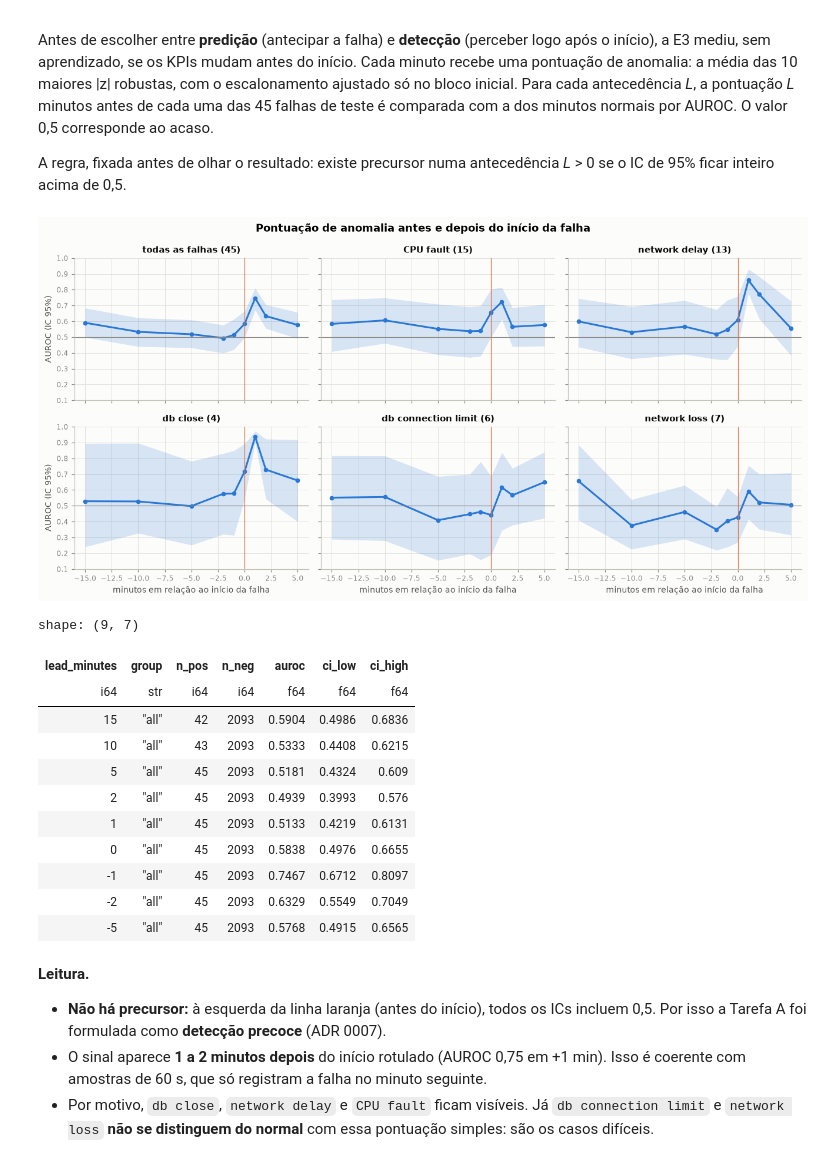
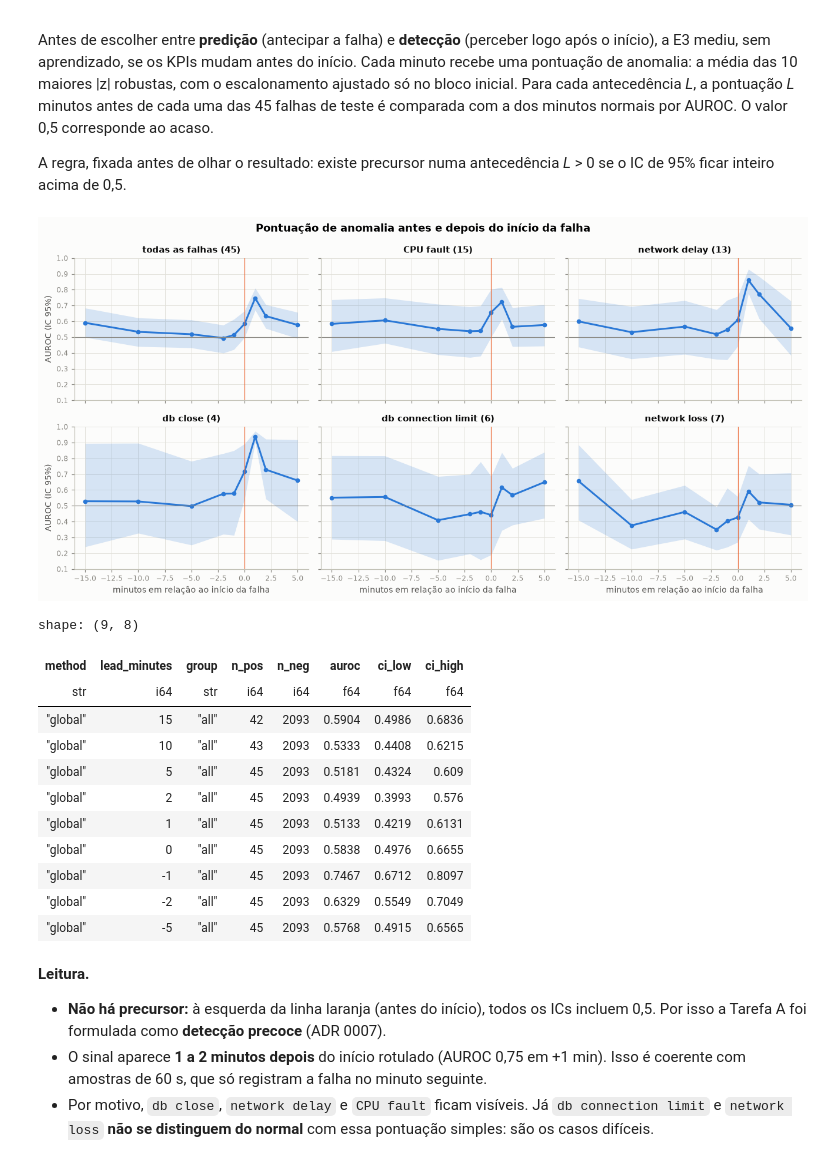
Before and after one commit to FelipeBagnatori01/TCC_AI, a Jupyter notebook: notebooks/analise_telecom_e1_e4.ipynb, the cells around one changed output. Cells and saved outputs as stored; diff of their text form; code cells hidden in the pictures.

```diff
--- a/notebooks/analise_telecom_e1_e4.ipynb
+++ b/notebooks/analise_telecom_e1_e4.ipynb
@@ -376,42 +376,43 @@ Antes de escolher entre **predição** (antecipar a falha) e **detecção** (per
 
 A regra, fixada antes de olhar o resultado: existe precursor numa antecedência *L* > 0 se o IC de 95% ficar inteiro acima de 0,5.
 # %%
-prec = pl.read_csv(TABLES / f"precursor_{SYSTEM}.csv")
+# method "global" = initial-block scaler, the rule fixed before measuring (ADR 0007)
+prec = pl.read_csv(TABLES / f"precursor_{SYSTEM}.csv").filter(pl.col("method") == "global")
 groups = ["all", "CPU fault", "network delay", "db close", "db connection limit", "network loss"]
 titles = {"all": "todas as falhas (45)"}
 fig, axes = plt.subplots(2, 3, figsize=(12, 6), sharex=True, sharey=True)
 for ax, g in zip(axes.flat, groups, strict=True):
     d = prec.filter(pl.col("group") == g).sort("lead_minutes")
     lead = -d["lead_minutes"].to_numpy()  # plot time relative to the onset: negative = before
     ax.fill_between(lead, d["ci_low"], d["ci_high"], color=SLOTS[0], alpha=0.18, linewidth=0)
     ax.plot(lead, d["auroc"], color=SLOTS[0], marker="o", markersize=4)
     ax.axhline(0.5, color=MUTED, linewidth=0.8)
     ax.axvline(0, color=SLOTS[1], linewidth=0.8)
     n = d["n_pos"].max()
     ax.set_title(titles.get(g, f"{g} ({n})"), fontsize=10)
     ax.set_ylim(0.1, 1.0)
 for ax in axes[1]:
     ax.set_xlabel("minutos em relação ao início da falha")
 for ax in axes[:, 0]:
     ax.set_ylabel("AUROC (IC 95%)")
 fig.suptitle("Pontuação de anomalia antes e depois do início da falha", fontweight="bold")
 plt.tight_layout()
 plt.show()
 display(prec.filter(pl.col("group") == "all").sort("lead_minutes", descending=True))
 # %% [output]
 [figure]
-shape: (9, 7)
+shape: (9, 8)
-| lead_minutes | group | n_pos | n_neg | auroc | ci_low | ci_high |
-| i64 | str | i64 | i64 | f64 | f64 | f64 |
-| 15 | "all" | 42 | 2093 | 0.5904 | 0.4986 | 0.6836 |
-| 10 | "all" | 43 | 2093 | 0.5333 | 0.4408 | 0.6215 |
-| 5 | "all" | 45 | 2093 | 0.5181 | 0.4324 | 0.609 |
-| 2 | "all" | 45 | 2093 | 0.4939 | 0.3993 | 0.576 |
-| 1 | "all" | 45 | 2093 | 0.5133 | 0.4219 | 0.6131 |
-| 0 | "all" | 45 | 2093 | 0.5838 | 0.4976 | 0.6655 |
-| -1 | "all" | 45 | 2093 | 0.7467 | 0.6712 | 0.8097 |
-| -2 | "all" | 45 | 2093 | 0.6329 | 0.5549 | 0.7049 |
-| -5 | "all" | 45 | 2093 | 0.5768 | 0.4915 | 0.6565 |
+| method | lead_minutes | group | n_pos | n_neg | auroc | ci_low | ci_high |
+| str | i64 | str | i64 | i64 | f64 | f64 | f64 |
+| "global" | 15 | "all" | 42 | 2093 | 0.5904 | 0.4986 | 0.6836 |
+| "global" | 10 | "all" | 43 | 2093 | 0.5333 | 0.4408 | 0.6215 |
+| "global" | 5 | "all" | 45 | 2093 | 0.5181 | 0.4324 | 0.609 |
+| "global" | 2 | "all" | 45 | 2093 | 0.4939 | 0.3993 | 0.576 |
+| "global" | 1 | "all" | 45 | 2093 | 0.5133 | 0.4219 | 0.6131 |
+| "global" | 0 | "all" | 45 | 2093 | 0.5838 | 0.4976 | 0.6655 |
+| "global" | -1 | "all" | 45 | 2093 | 0.7467 | 0.6712 | 0.8097 |
+| "global" | -2 | "all" | 45 | 2093 | 0.6329 | 0.5549 | 0.7049 |
+| "global" | -5 | "all" | 45 | 2093 | 0.5768 | 0.4915 | 0.6565 |
 # %% [markdown]
 **Leitura.**
 
```
Also changed, not shown: parts of 1 cell of this notebook, 20 other files.
